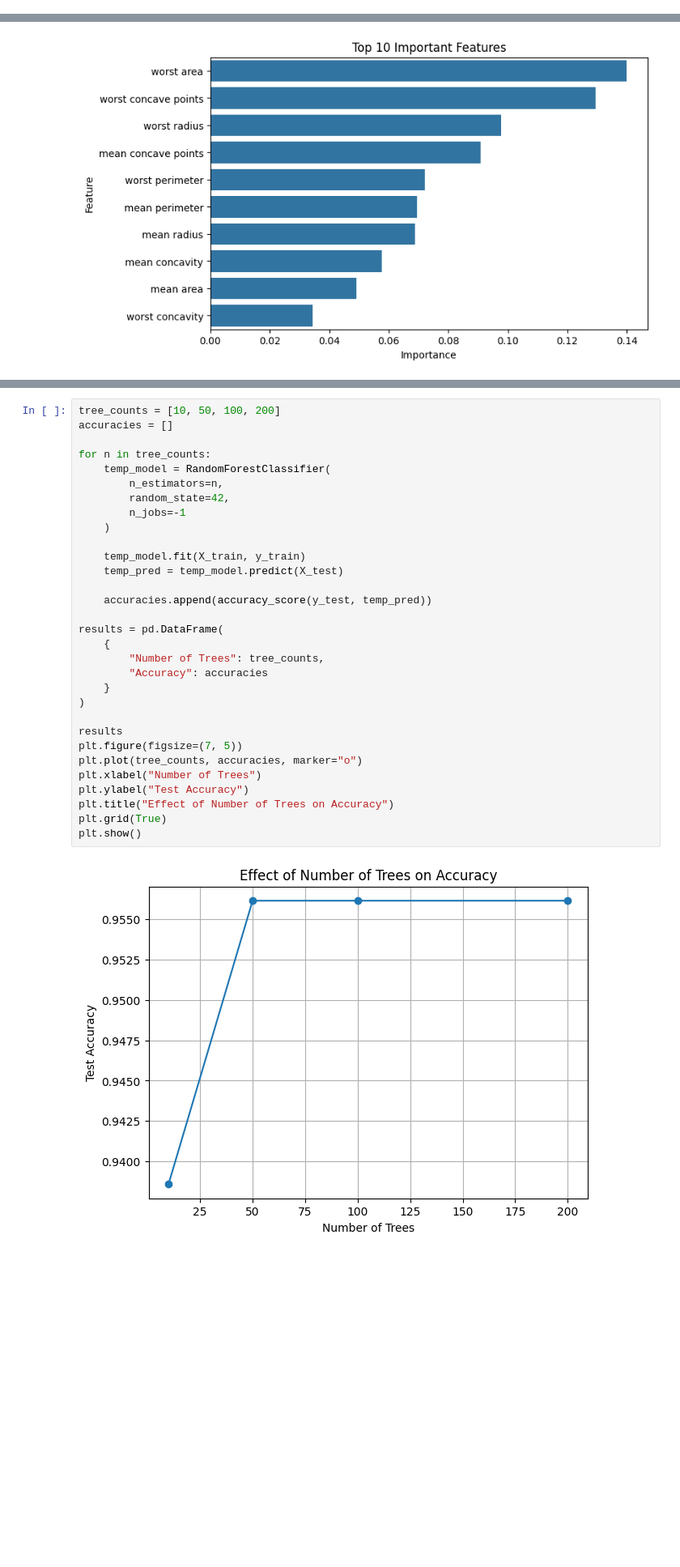
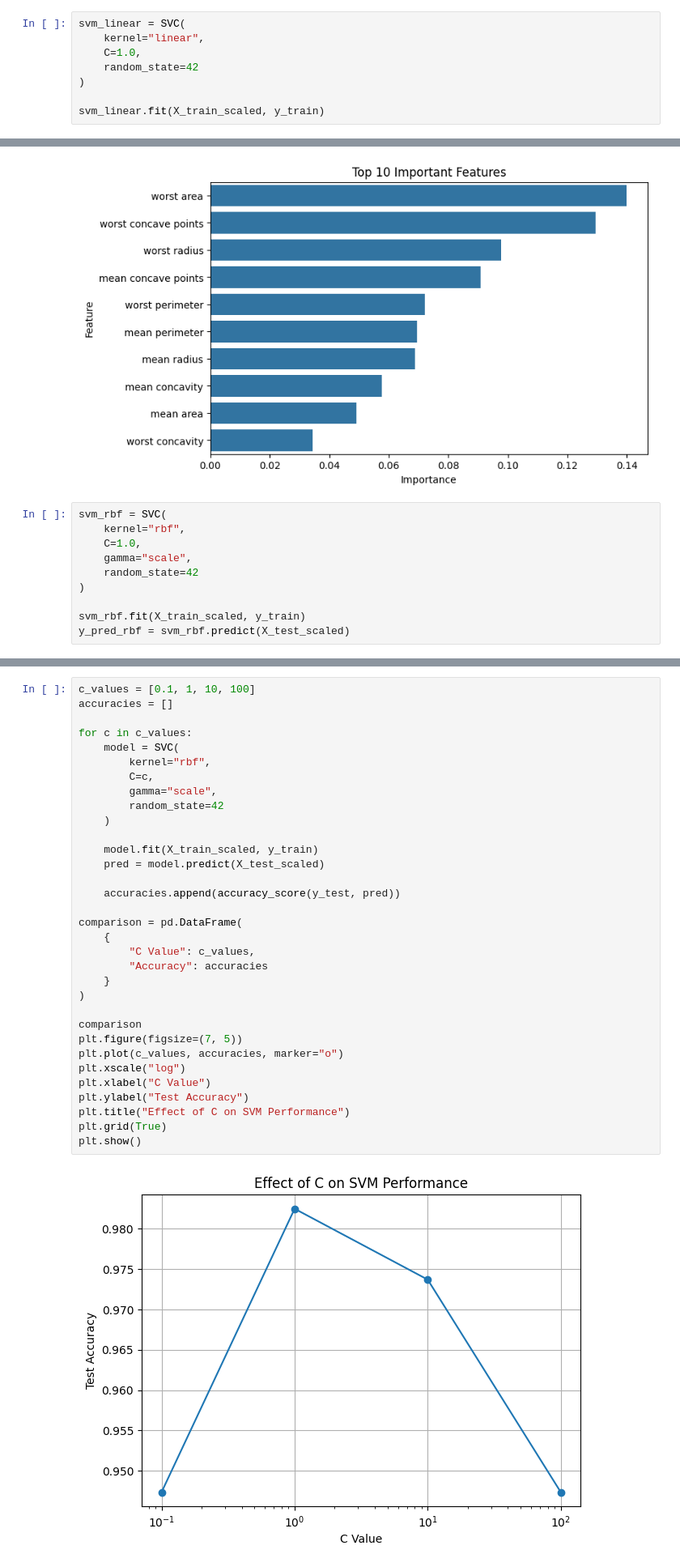
Before and after one commit to yadavanshudstcims2025-cell/machine-learning-short-codes, a Jupyter notebook: breast_cancer_random_forest.ipynb, the cells around one changed output, grey strips where cells are left out. Shown at 81% size. Drawn from its saved outputs; the diff is of its cells as text; blank space fills up the shorter version.

```diff
--- a/breast_cancer_random_forest.ipynb
+++ b/breast_cancer_random_forest.ipynb
@@ -116,0 +121,8 @@ y_pred = model.predict(X_test)
+# %%
+svm_linear = SVC(
+    kernel="linear",
+    C=1.0,
+    random_state=42
+)
+
+svm_linear.fit(X_train_scaled, y_train)
@@ -181,3 +197,13 @@ plt.ylabel("Feature")
 plt.show()
 # %% [output]
 [figure]
+# %%
+svm_rbf = SVC(
+    kernel="rbf",
+    C=1.0,
+    gamma="scale",
+    random_state=42
+)
+
+svm_rbf.fit(X_train_scaled, y_train)
+y_pred_rbf = svm_rbf.predict(X_test_scaled)
@@ -184,33 +264,35 @@ plt.show()
 # %%
-tree_counts = [10, 50, 100, 200]
+c_values = [0.1, 1, 10, 100]
 accuracies = []
 
-for n in tree_counts:
-    temp_model = RandomForestClassifier(
-        n_estimators=n,
-        random_state=42,
-        n_jobs=-1
+for c in c_values:
+    model = SVC(
+        kernel="rbf",
+        C=c,
+        gamma="scale",
+        random_state=42
     )
 
-    temp_model.fit(X_train, y_train)
-    temp_pred = temp_model.predict(X_test)
+    model.fit(X_train_scaled, y_train)
+    pred = model.predict(X_test_scaled)
 
-    accuracies.append(accuracy_score(y_test, temp_pred))
+    accuracies.append(accuracy_score(y_test, pred))
 
-results = pd.DataFrame(
+comparison = pd.DataFrame(
     {
-        "Number of Trees": tree_counts,
+        "C Value": c_values,
         "Accuracy": accuracies
     }
 )
 
-results
+comparison
 plt.figure(figsize=(7, 5))
-plt.plot(tree_counts, accuracies, marker="o")
-plt.xlabel("Number of Trees")
+plt.plot(c_values, accuracies, marker="o")
+plt.xscale("log")
+plt.xlabel("C Value")
 plt.ylabel("Test Accuracy")
-plt.title("Effect of Number of Trees on Accuracy")
+plt.title("Effect of C on SVM Performance")
 plt.grid(True)
 plt.show()
 # %% [output]
-[figure, old version]
+[figure, new version]
```
Also changed, not shown: parts of 15 cells of this notebook.
